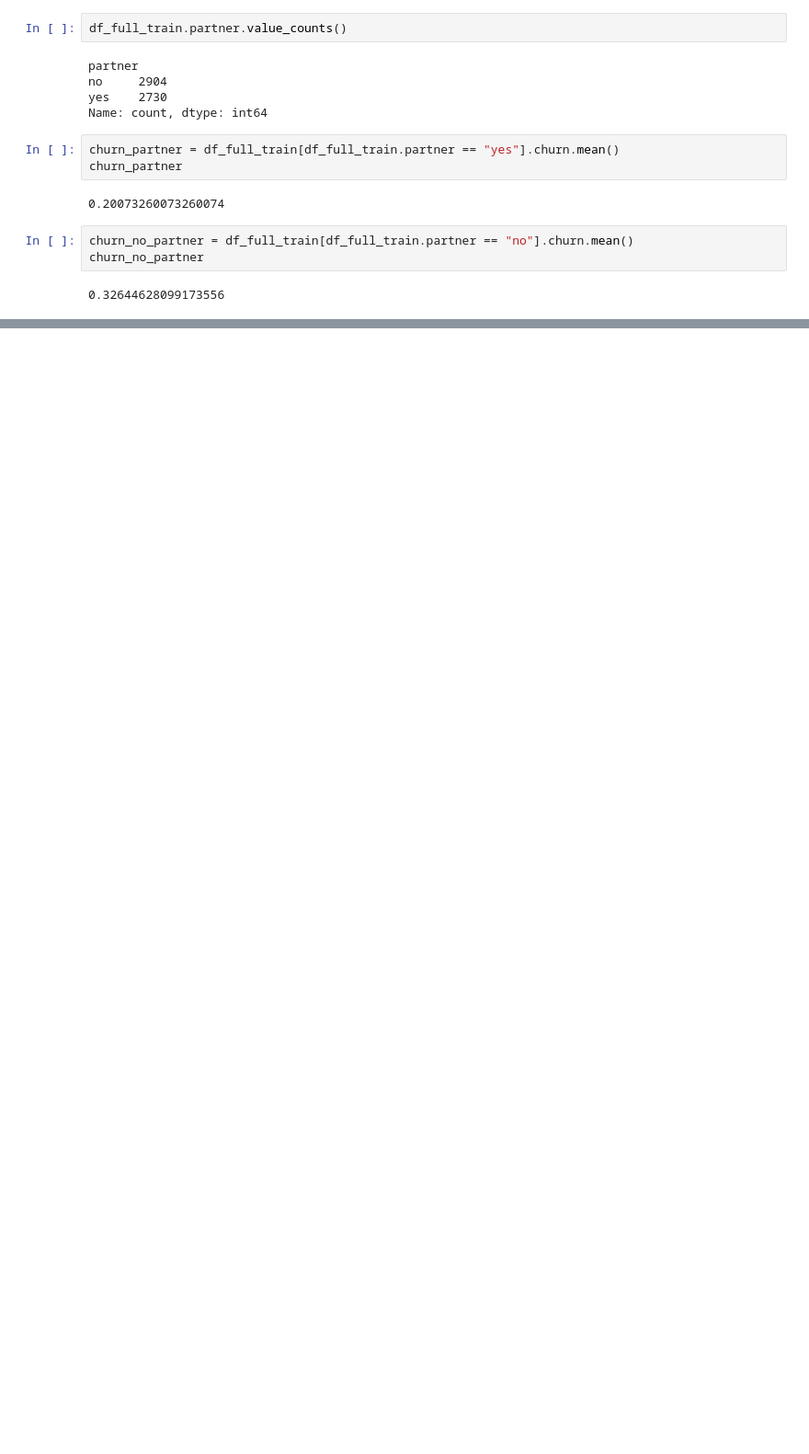
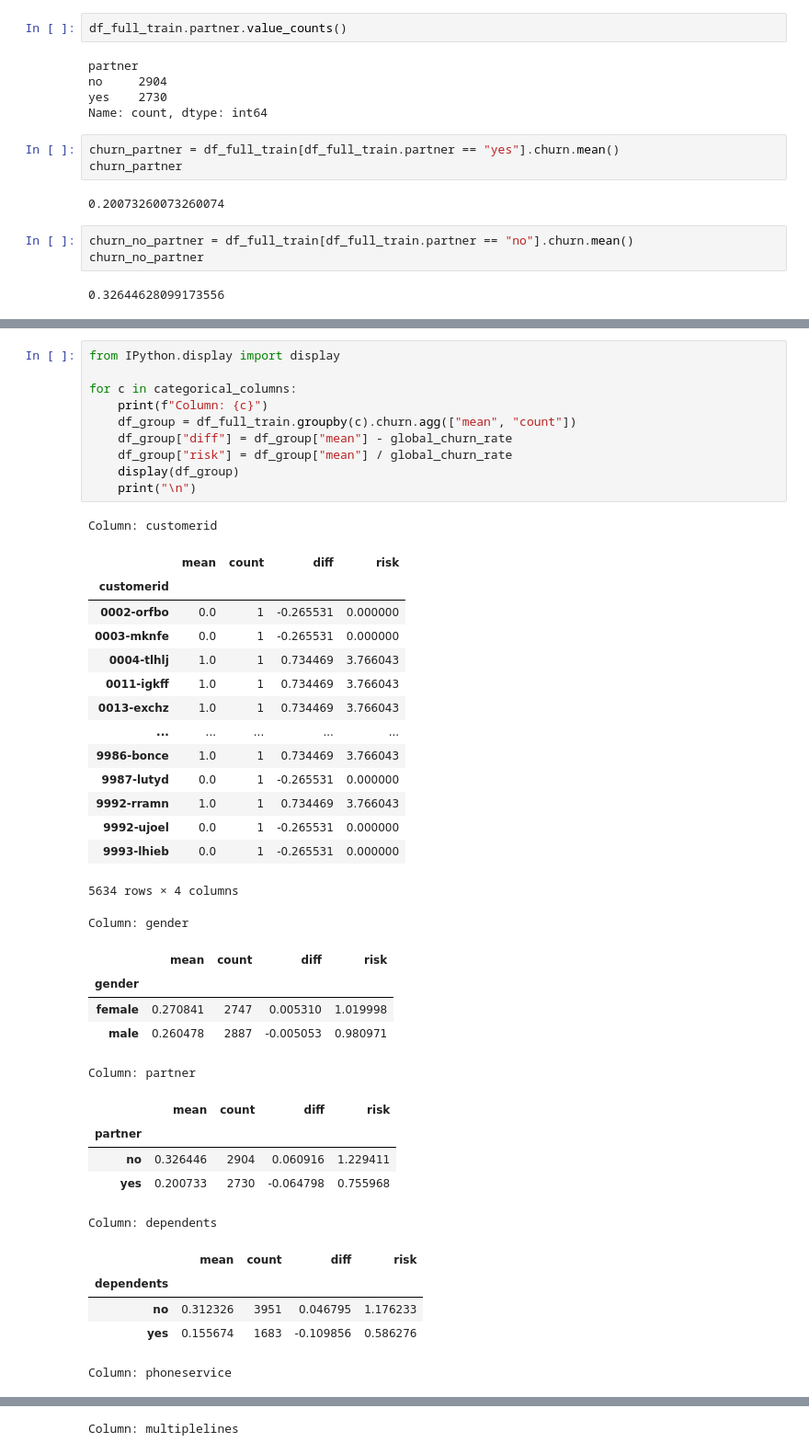
Before and after one commit to rexsimiloluwah/machine-learning-zoomcamp-23, a Jupyter notebook: Module 3/notebook.ipynb, the cells around one changed output, grey strips where cells are left out. Shown at 92% size. Saved outputs shown, nothing was run; the diff lists cells and outputs as text; blank space fills up the shorter version.

```diff
--- a/Module 3/notebook.ipynb
+++ b/Module 3/notebook.ipynb
@@ -276,0 +279,42 @@ df_group["diff"]
+# %%
+from IPython.display import display
+
+for c in categorical_columns:
+    print(f"Column: {c}")
+    df_group = df_full_train.groupby(c).churn.agg(["mean", "count"])
+    df_group["diff"] = df_group["mean"] - global_churn_rate
+    df_group["risk"] = df_group["mean"] / global_churn_rate
+    display(df_group)
+    print("\n")
+# %% [output]
+Column: customerid
+|  | mean | count | diff | risk |
+| customerid |  |  |  |  |
+| 0002-orfbo | 0.0 | 1 | -0.265531 | 0.000000 |
+| 0003-mknfe | 0.0 | 1 | -0.265531 | 0.000000 |
+| 0004-tlhlj | 1.0 | 1 | 0.734469 | 3.766043 |
+| 0011-igkff | 1.0 | 1 | 0.734469 | 3.766043 |
+| 0013-exchz | 1.0 | 1 | 0.734469 | 3.766043 |
+| ... | ... | ... | ... | ... |
+| 9986-bonce | 1.0 | 1 | 0.734469 | 3.766043 |
+| 9987-lutyd | 0.0 | 1 | -0.265531 | 0.000000 |
+| 9992-rramn | 1.0 | 1 | 0.734469 | 3.766043 |
+| 9992-ujoel | 0.0 | 1 | -0.265531 | 0.000000 |
+| 9993-lhieb | 0.0 | 1 | -0.265531 | 0.000000 |
+5634 rows × 4 columns
+Column: gender
+|  | mean | count | diff | risk |
+| gender |  |  |  |  |
+| female | 0.270841 | 2747 | 0.005310 | 1.019998 |
+| male | 0.260478 | 2887 | -0.005053 | 0.980971 |
+Column: partner
+|  | mean | count | diff | risk |
+| partner |  |  |  |  |
+| no | 0.326446 | 2904 | 0.060916 | 1.229411 |
+| yes | 0.200733 | 2730 | -0.064798 | 0.755968 |
+Column: dependents
+|  | mean | count | diff | risk |
+| dependents |  |  |  |  |
+| no | 0.312326 | 3951 | 0.046795 | 1.176233 |
+| yes | 0.155674 | 1683 | -0.109856 | 0.586276 |
+Column: phoneservice
@@ -276,0 +325 @@ df_group["diff"]
+Column: multiplelines
```
Also changed, not shown: parts of 74 cells of this notebook, 1 other file.
